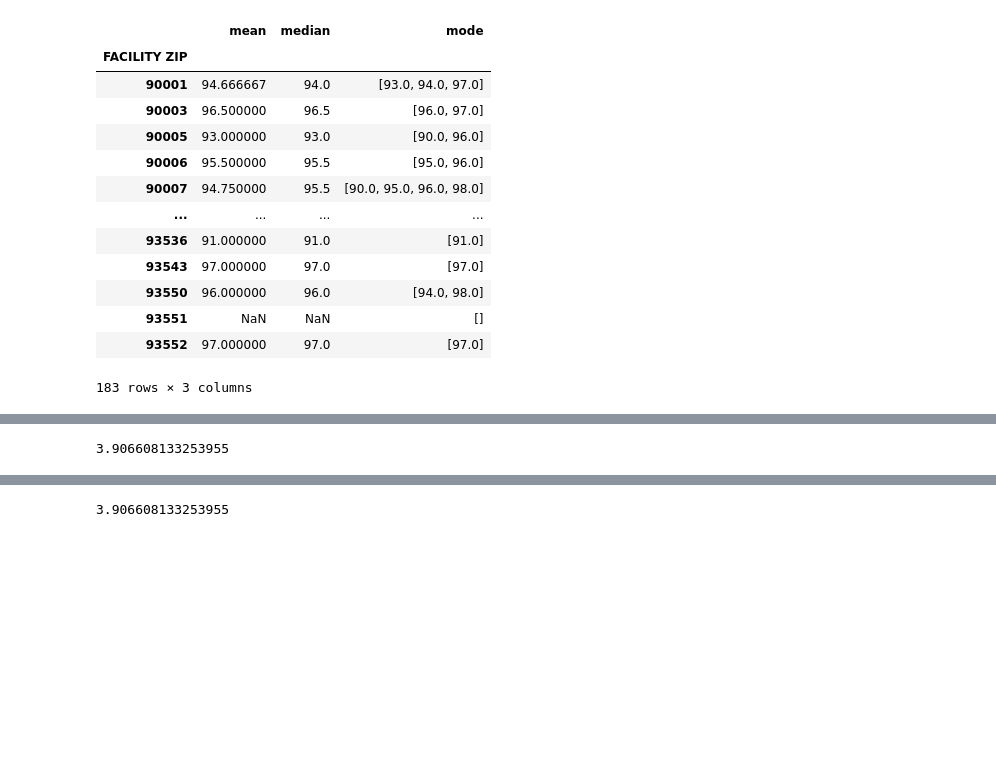
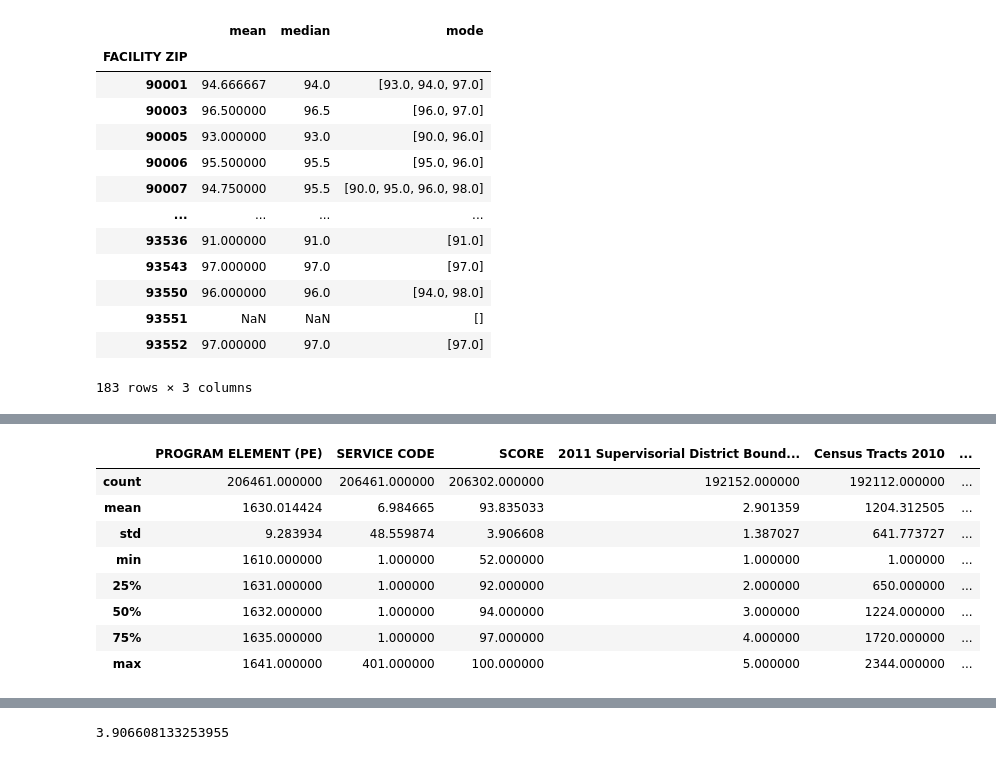
Before and after one commit to ejgoodwin/sum_parser, a Jupyter notebook: Parser-PD.ipynb, the cells around one changed output, grey strips where cells are left out. Saved outputs shown, nothing was run; the diff lists cells and outputs as text; code cells hidden in the pictures; blank space fills up the shorter version.

```diff
--- a/Parser-PD.ipynb
+++ b/Parser-PD.ipynb
@@ -621,5 +603,14 @@ collection_vendors.count_documents({})
 inspectionsDF = pd.read_csv('../training_data/inspections.csv')
 # %%
 inspectionsDF['SCORE'].std()
+inspectionsDF.describe()
 # %% [output]
-3.906608133253955
+|  | PROGRAM ELEMENT (PE) | SERVICE CODE | SCORE | 2011 Supervisorial District Bound... | Census Tracts 2010 | ... |
+| count | 206461.000000 | 206461.000000 | 206302.000000 | 192152.000000 | 192112.000000 | ... |
+| mean | 1630.014424 | 6.984665 | 93.835033 | 2.901359 | 1204.312505 | ... |
+| std | 9.283934 | 48.559874 | 3.906608 | 1.387027 | 641.773727 | ... |
+| min | 1610.000000 | 1.000000 | 52.000000 | 1.000000 | 1.000000 | ... |
+| 25% | 1631.000000 | 1.000000 | 92.000000 | 2.000000 | 650.000000 | ... |
+| 50% | 1632.000000 | 1.000000 | 94.000000 | 3.000000 | 1224.000000 | ... |
+| 75% | 1635.000000 | 1.000000 | 97.000000 | 4.000000 | 1720.000000 | ... |
+| max | 1641.000000 | 401.000000 | 100.000000 | 5.000000 | 2344.000000 | ... |
```
Also changed, not shown: parts of 15 cells of this notebook, 1 other file.
